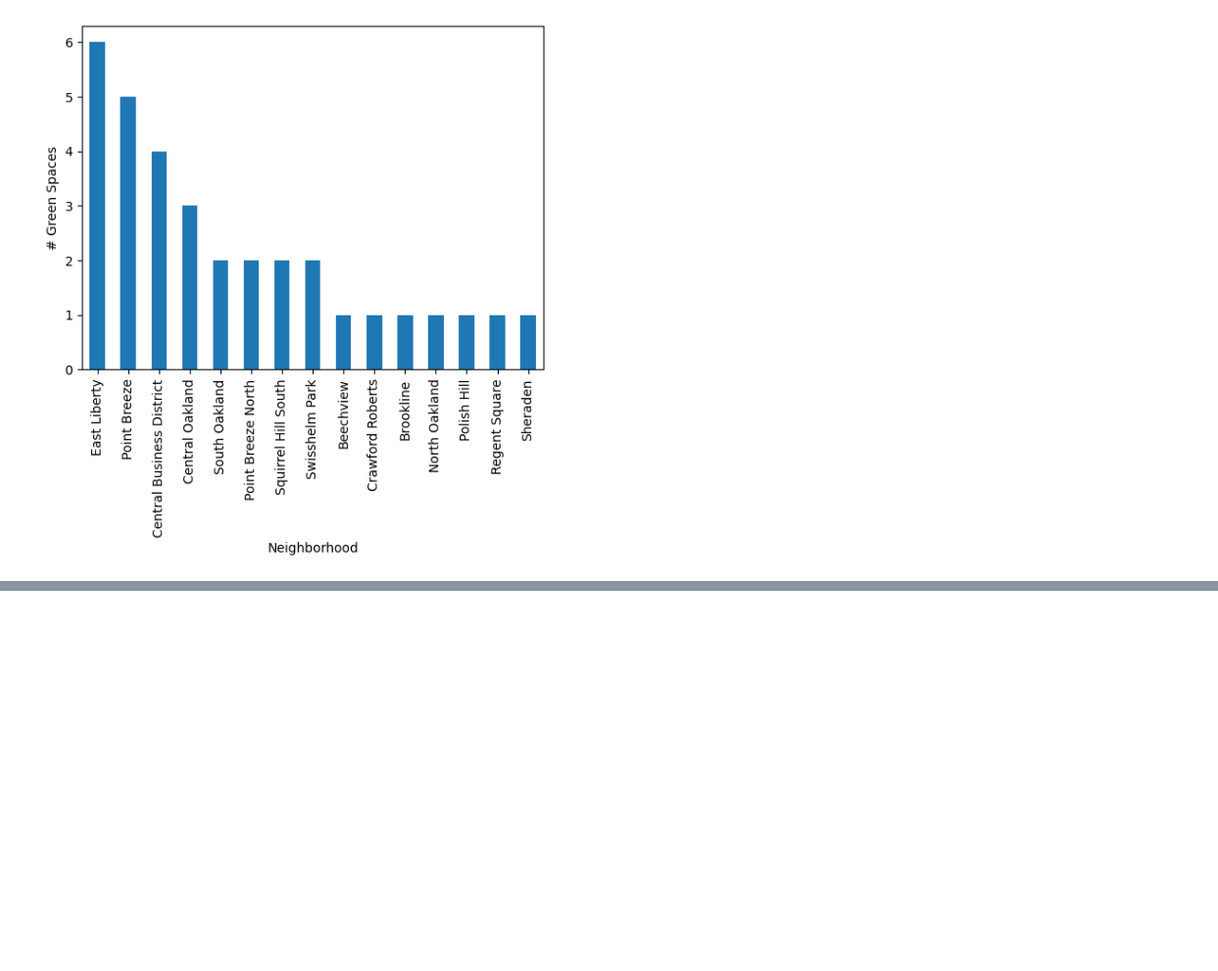
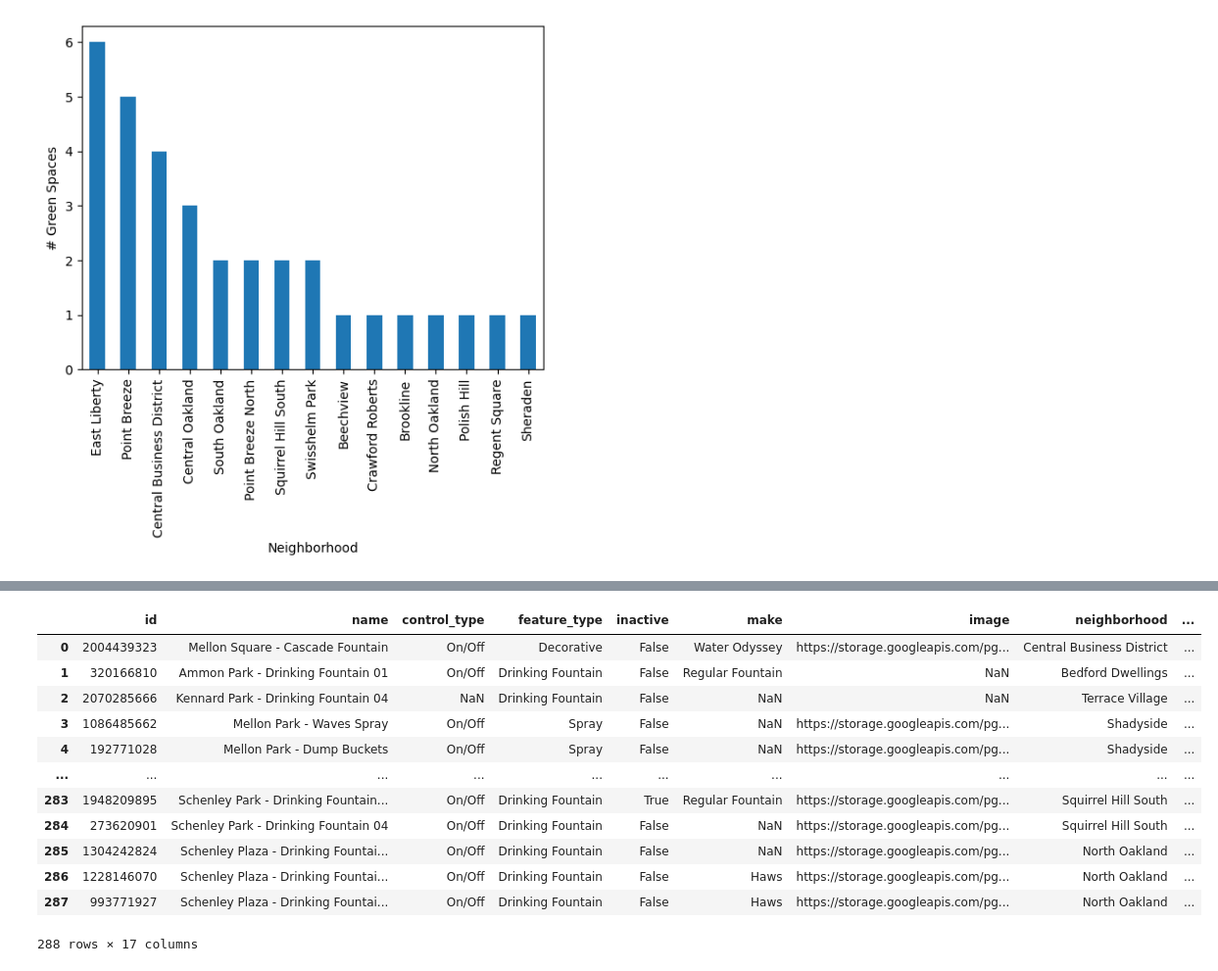
Before and after one commit to MiaD3v/CMPINF0010-FINAL-PROJECT, a Jupyter notebook: presentation.ipynb, the cells around one changed output, grey strips where cells are left out. Shown at 98% size. Saved outputs shown, nothing was run; the diff lists cells and outputs as text; code cells hidden in the pictures; blank space fills up the shorter version.

```diff
--- a/presentation.ipynb
+++ b/presentation.ipynb
@@ -195,0 +204,17 @@ plt.show()
+# %%
+df_w = pd.read_csv("water/data.csv")
+df_w
+# %% [output]
+|  | id | name | control_type | feature_type | inactive | make | image | neighborhood | ... |
+| 0 | 2004439323 | Mellon Square - Cascade Fountain | On/Off | Decorative | False | Water Odyssey | https://storage.googleapis.com/pg... | Central Business District | ... |
+| 1 | 320166810 | Ammon Park - Drinking Fountain 01 | On/Off | Drinking Fountain | False | Regular Fountain | NaN | Bedford Dwellings | ... |
+| 2 | 2070285666 | Kennard Park - Drinking Fountain 04 | NaN | Drinking Fountain | False | NaN | NaN | Terrace Village | ... |
+| 3 | 1086485662 | Mellon Park - Waves Spray | On/Off | Spray | False | NaN | https://storage.googleapis.com/pg... | Shadyside | ... |
+| 4 | 192771028 | Mellon Park - Dump Buckets | On/Off | Spray | False | NaN | https://storage.googleapis.com/pg... | Shadyside | ... |
+| ... | ... | ... | ... | ... | ... | ... | ... | ... | ... |
+| 283 | 1948209895 | Schenley Park - Drinking Fountain... | On/Off | Drinking Fountain | True | Regular Fountain | https://storage.googleapis.com/pg... | Squirrel Hill South | ... |
+| 284 | 273620901 | Schenley Park - Drinking Fountain 04 | On/Off | Drinking Fountain | False | NaN | https://storage.googleapis.com/pg... | Squirrel Hill South | ... |
+| 285 | 1304242824 | Schenley Plaza - Drinking Fountai... | On/Off | Drinking Fountain | False | NaN | https://storage.googleapis.com/pg... | North Oakland | ... |
+| 286 | 1228146070 | Schenley Plaza - Drinking Fountai... | On/Off | Drinking Fountain | False | Haws | https://storage.googleapis.com/pg... | North Oakland | ... |
+| 287 | 993771927 | Schenley Plaza - Drinking Fountai... | On/Off | Drinking Fountain | False | Haws | https://storage.googleapis.com/pg... | North Oakland | ... |
+288 rows × 17 columns
```
Also changed, not shown: parts of 29 cells of this notebook.
